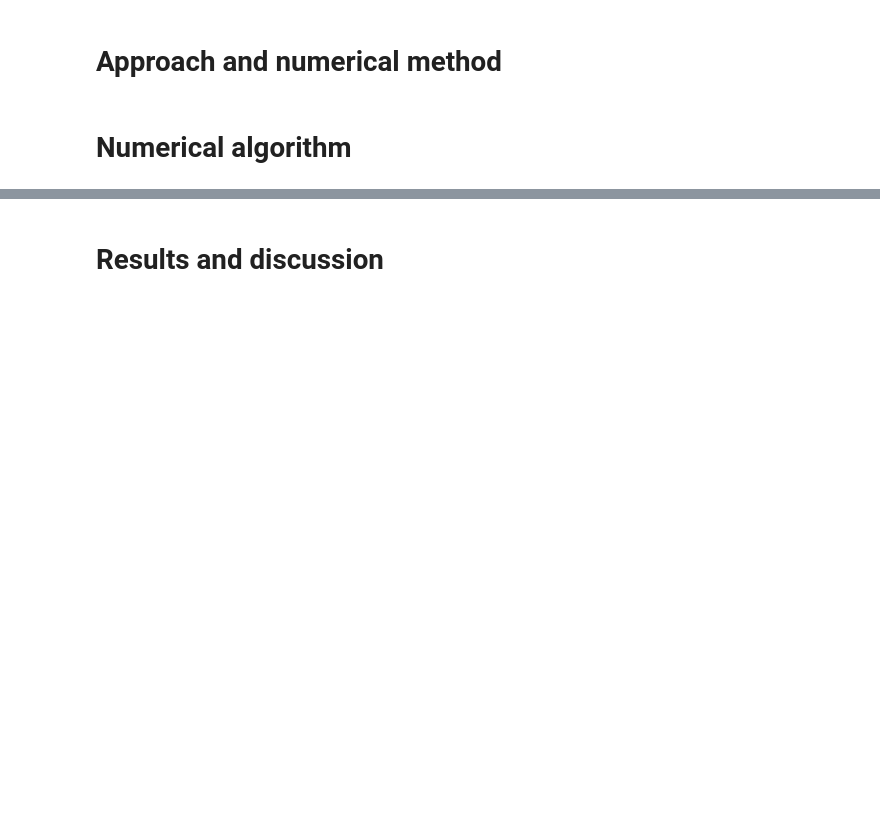
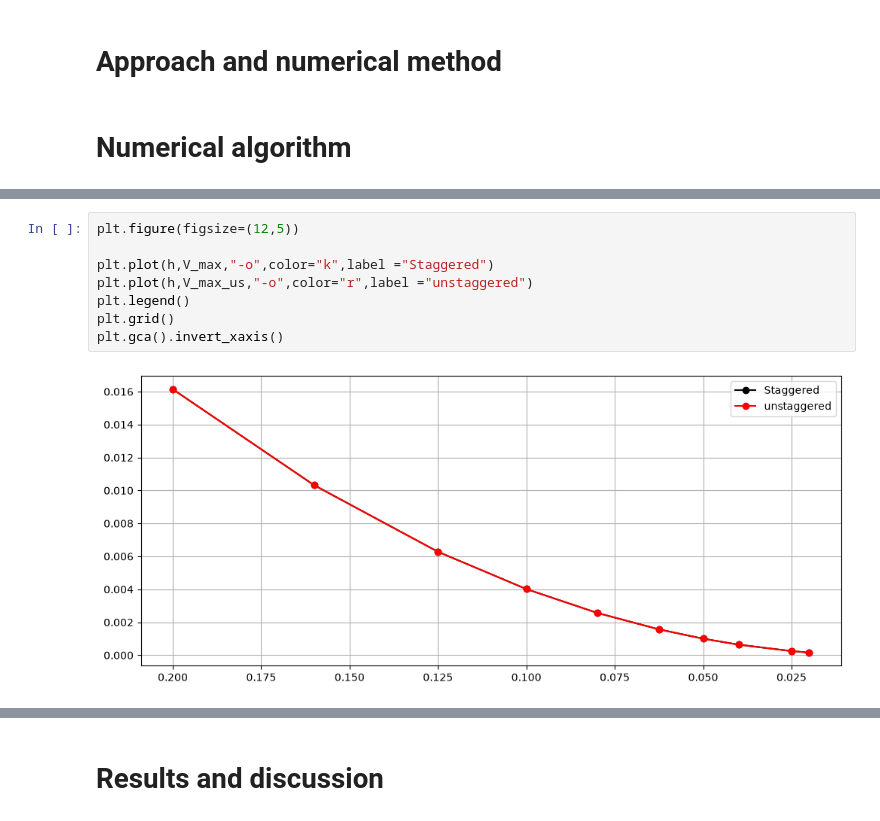
Before and after one commit to Aathi2165/AE801_2026, a Jupyter notebook: numode_ivp/Raguram_ODE_IVP.ipynb, the cells around one changed output, grey strips where cells are left out. Saved outputs shown, nothing was run; the diff lists cells and outputs as text; blank space fills up the shorter version.

```diff
--- a/numode_ivp/Raguram_ODE_IVP.ipynb
+++ b/numode_ivp/Raguram_ODE_IVP.ipynb
@@ -90,0 +202,10 @@ plt.show()
+# %%
+plt.figure(figsize=(12,5))
+
+plt.plot(h,V_max,"-o",color="k",label ="Staggered")
+plt.plot(h,V_max_us,"-o",color="r",label ="unstaggered")
+plt.legend()
+plt.grid()
+plt.gca().invert_xaxis()
+# %% [output]
+[figure, added]
```
Also changed, not shown: parts of 9 cells of this notebook.
